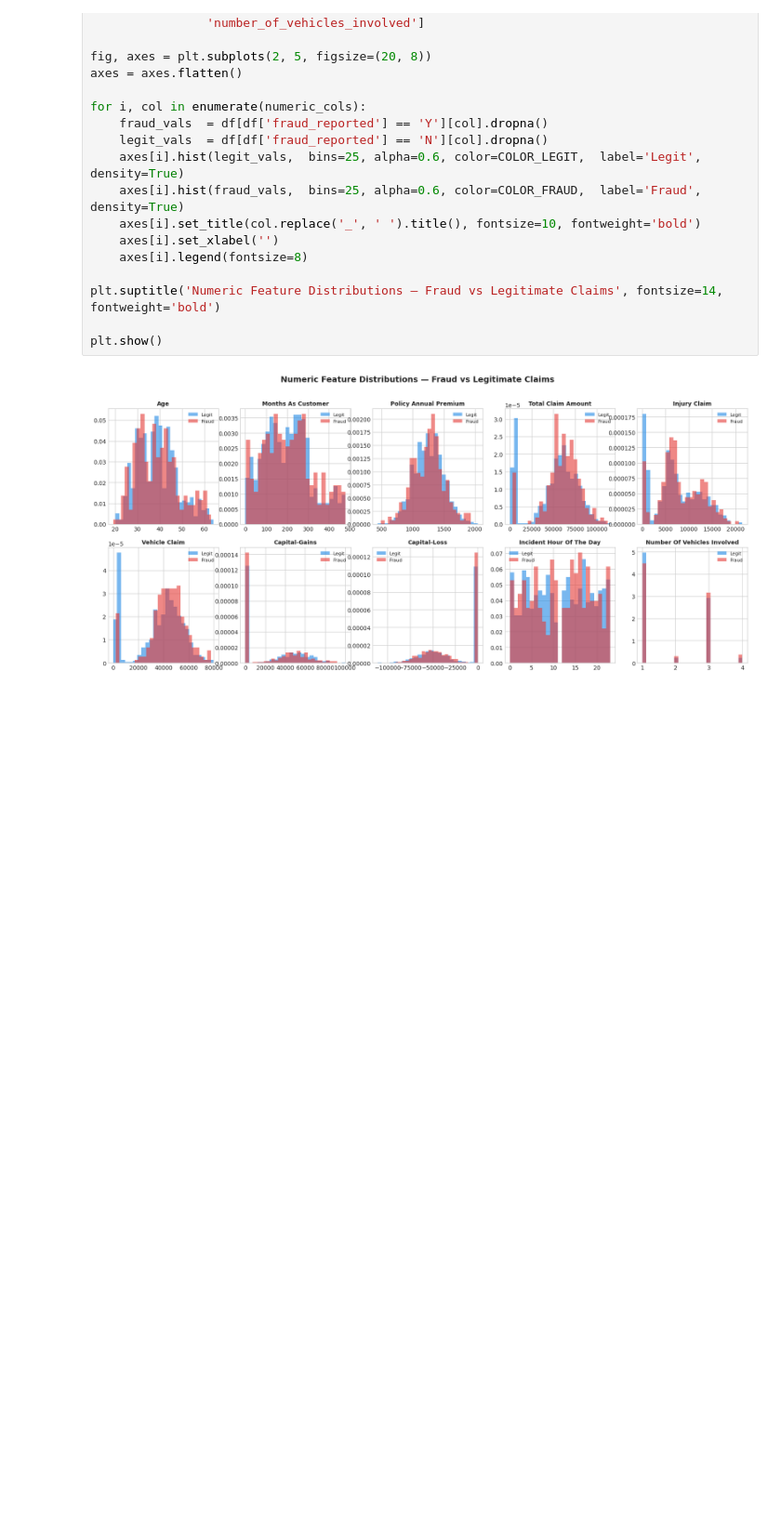
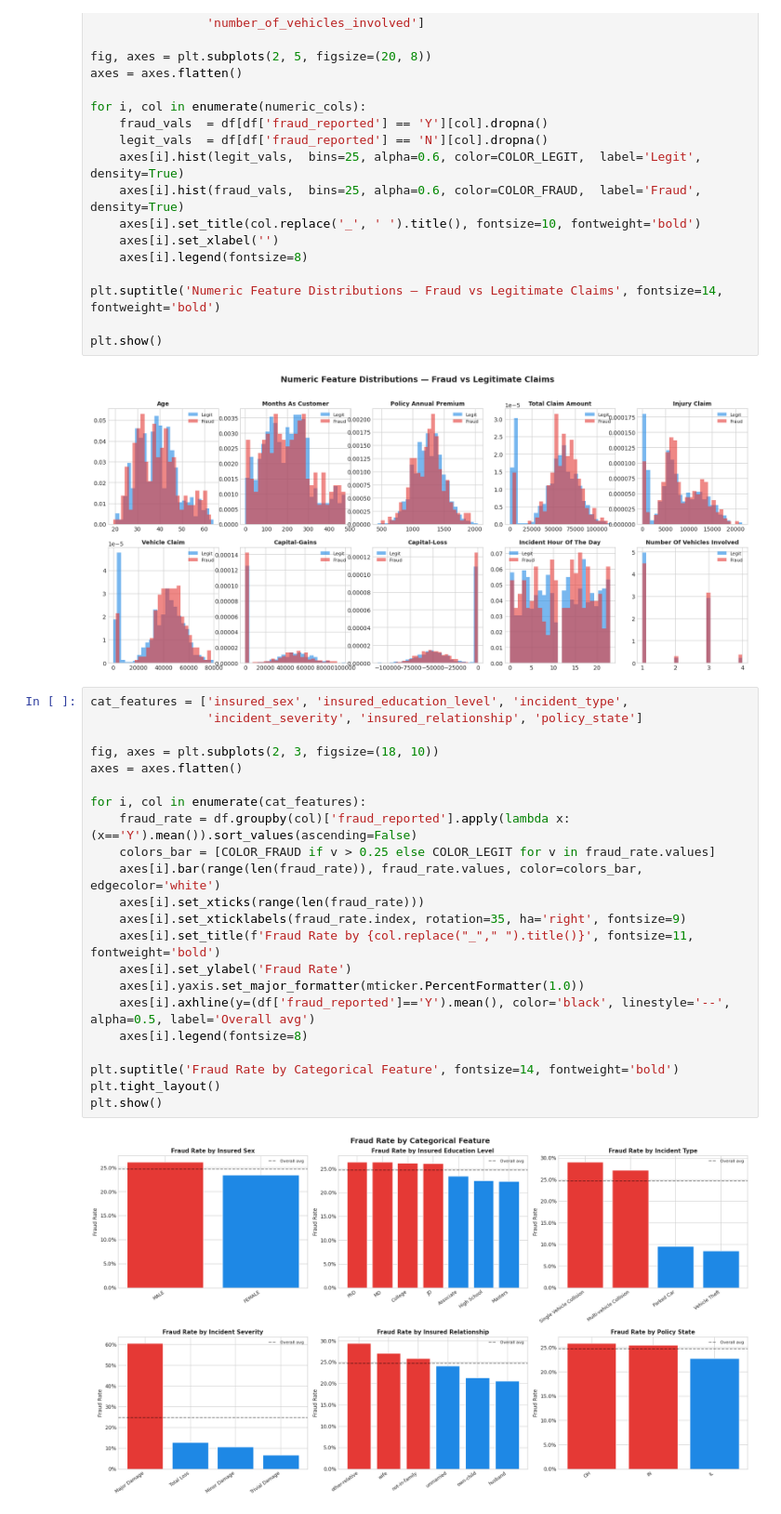
Before and after one commit to Alanmuchiri/Fraud-Detection-Analysis, a Jupyter notebook: main.ipynb, the cells around one changed output. Shown at 93% size. Saved outputs shown, nothing was run; the diff lists cells and outputs as text; blank space fills up the shorter version.

```diff
--- a/main.ipynb
+++ b/main.ipynb
@@ -223,3 +223,27 @@ plt.suptitle('Numeric Feature Distributions — Fraud vs Legitimate Claims', fon
 plt.show()
 # %% [output]
 [figure]
+# %%
+cat_features = ['insured_sex', 'insured_education_level', 'incident_type',
+                'incident_severity', 'insured_relationship', 'policy_state']
+
+fig, axes = plt.subplots(2, 3, figsize=(18, 10))
+axes = axes.flatten()
+
+for i, col in enumerate(cat_features):
+    fraud_rate = df.groupby(col)['fraud_reported'].apply(lambda x: (x=='Y').mean()).sort_values(ascending=False)
+    colors_bar = [COLOR_FRAUD if v > 0.25 else COLOR_LEGIT for v in fraud_rate.values]
+    axes[i].bar(range(len(fraud_rate)), fraud_rate.values, color=colors_bar, edgecolor='white')
+    axes[i].set_xticks(range(len(fraud_rate)))
+    axes[i].set_xticklabels(fraud_rate.index, rotation=35, ha='right', fontsize=9)
+    axes[i].set_title(f'Fraud Rate by {col.replace("_"," ").title()}', fontsize=11, fontweight='bold')
+    axes[i].set_ylabel('Fraud Rate')
+    axes[i].yaxis.set_major_formatter(mticker.PercentFormatter(1.0))
+    axes[i].axhline(y=(df['fraud_reported']=='Y').mean(), color='black', linestyle='--', alpha=0.5, label='Overall avg')
+    axes[i].legend(fontsize=8)
+
+plt.suptitle('Fraud Rate by Categorical Feature', fontsize=14, fontweight='bold')
+plt.tight_layout()
+plt.show()
+# %% [output]
+[figure, added]
```
Also changed, not shown: parts of 3 cells of this notebook.
